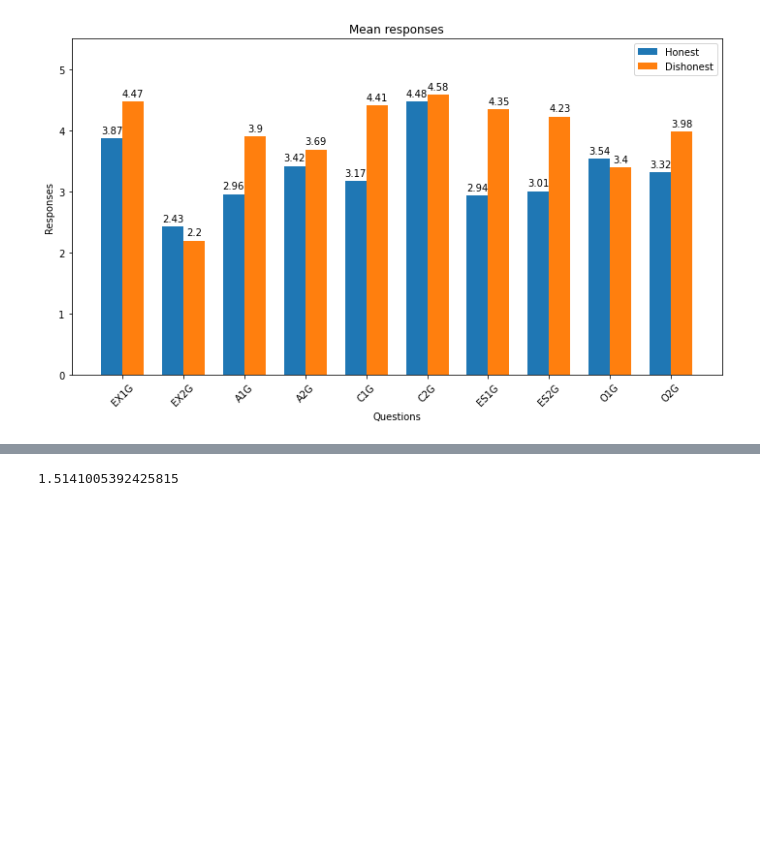
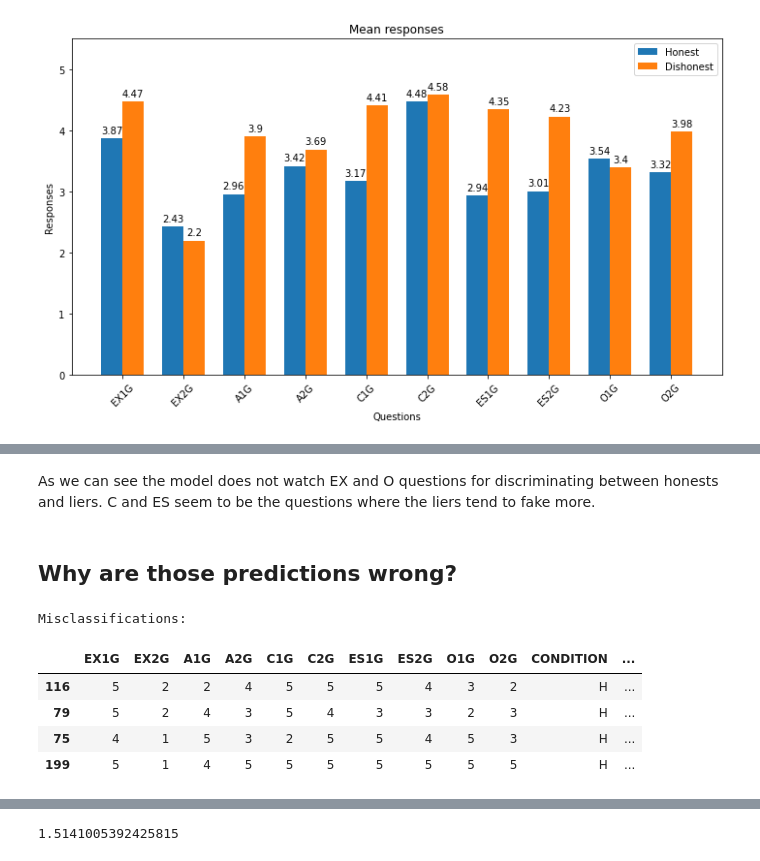
Before and after one commit to pierpaolododorico/five_personalities, a Jupyter notebook: EDA.ipynb, the cells around one changed output, grey strips where cells are left out. Cells and saved outputs as stored; diff of their text form; code cells hidden in the pictures; blank space fills up the shorter version.

```diff
--- a/EDA.ipynb
+++ b/EDA.ipynb
@@ -132,0 +178,15 @@ plt.show()
+# %% [markdown]
+As we can see the model does not watch EX and O questions for discriminating between honests and liers. C and ES seem to be the questions where the liers tend to fake more.
+# %% [markdown]
+## Why are those predictions wrong?
+# %%
+print("Misclassifications:")
+errors = X_test.join(data["CONDITION"]).join(pd.Series(["D" if c == "H" else "H" for c in data["CONDITION"]], name="Prediction")).iloc[y_hat != y_test,:]
+errors
+# %% [output]
+Misclassifications:
+|  | EX1G | EX2G | A1G | A2G | C1G | C2G | ES1G | ES2G | O1G | O2G | CONDITION | ... |
+| 116 | 5 | 2 | 2 | 4 | 5 | 5 | 5 | 4 | 3 | 2 | H | ... |
+| 79 | 5 | 2 | 4 | 3 | 5 | 4 | 3 | 3 | 2 | 3 | H | ... |
+| 75 | 4 | 1 | 5 | 3 | 2 | 5 | 5 | 4 | 5 | 3 | H | ... |
+| 199 | 5 | 1 | 4 | 5 | 5 | 5 | 5 | 5 | 5 | 5 | H | ... |
```
Also changed, not shown: parts of 12 cells of this notebook.
